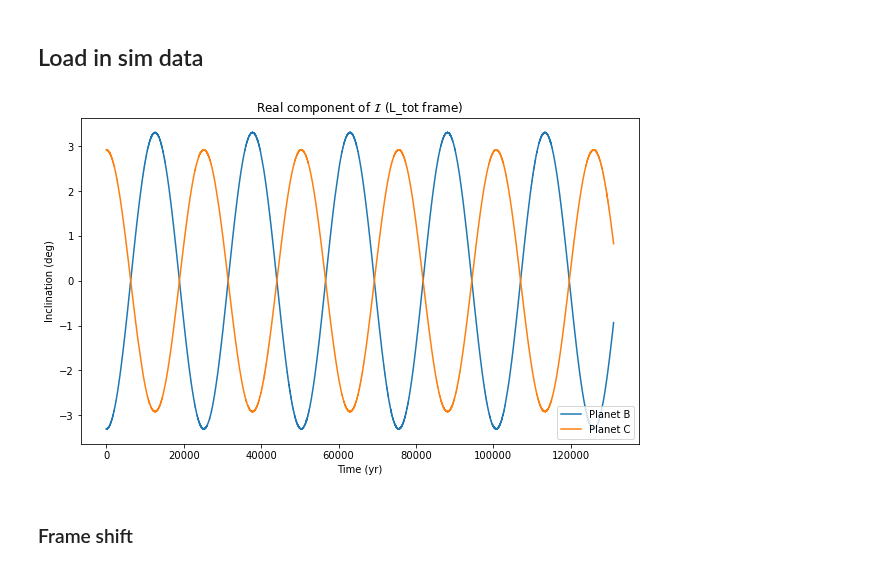
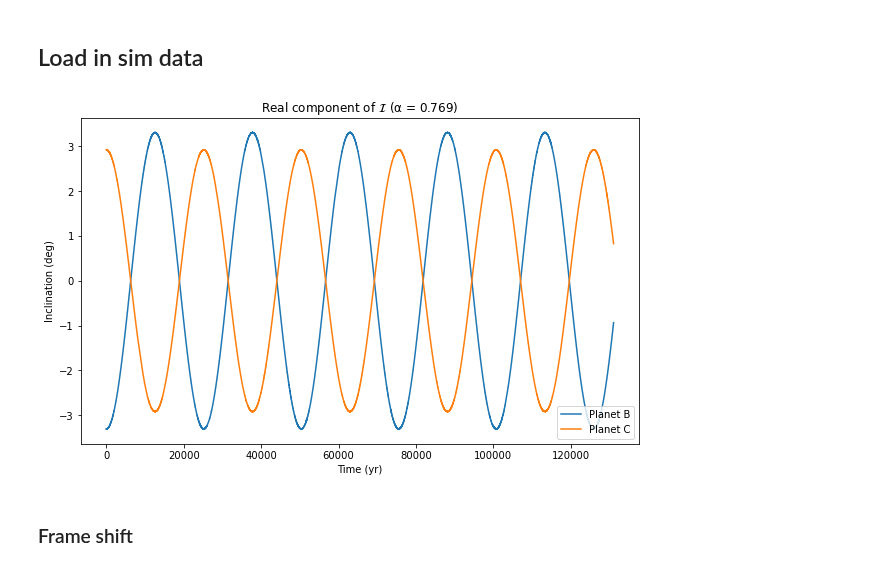
Before and after one commit to Jupiter1994/inc-dynamics, a Jupyter notebook: two_planet/two_planet.ipynb, the cells around one changed output. Cells and saved outputs as stored; diff of their text form; code cells hidden in the pictures.

```diff
--- a/two_planet/two_planet.ipynb
+++ b/two_planet/two_planet.ipynb
@@ -213,10 +195,10 @@ with lzma.open(file_path, 'wb') as f:
 ## Load in sim data
 # %%
 # load in data, if necessary
-load_data = False
+load_data = True
 if load_data:
     tstep = int(1)
-    tmax = 2**20
+    tmax = 2**17
     num_steps = int(tmax)
     N = int(num_steps)
 
@@ -242,18 +224,21 @@ plt.legend(loc='lower right')
 plt.show()
 # %%
 fig = plt.figure(figsize=(10,6))
+fig.patch.set_facecolor('white')
 
 plt.plot(times, b_complex_incs_deg.real, label='Planet B')
 plt.plot(times, c_complex_incs_deg.real, label='Planet C')
 
 plt.xlabel('Time (yr)')
 plt.ylabel('Inclination (deg)')
-plt.title('Real component of $\mathcal{I}$ (L_tot frame)')
+plt.title('Real component of $\mathcal{I}$ ' + f'(α = %.3f)' % alpha)
 
 plt.legend(loc='lower right')
+fig_path = f"Figures/BC_inc_series_alpha=%.3f.png" % alpha
+plt.savefig(fig_path, bbox_inches='tight')
 plt.show()
 # %% [output]
-[figure, old version]
+[figure, new version]
 # %% [markdown]
 ### Frame shift
 # %% [markdown]
```
Also changed, not shown: parts of 10 cells of this notebook, 6 other files.
